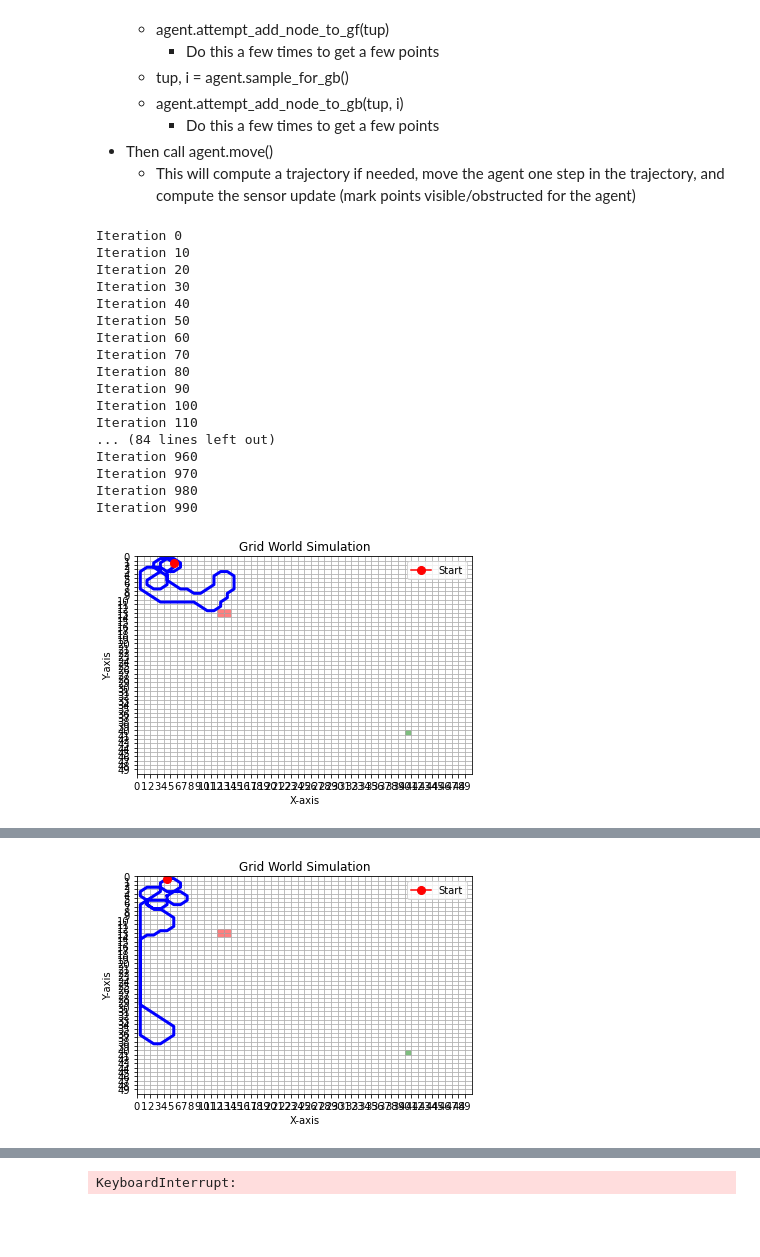
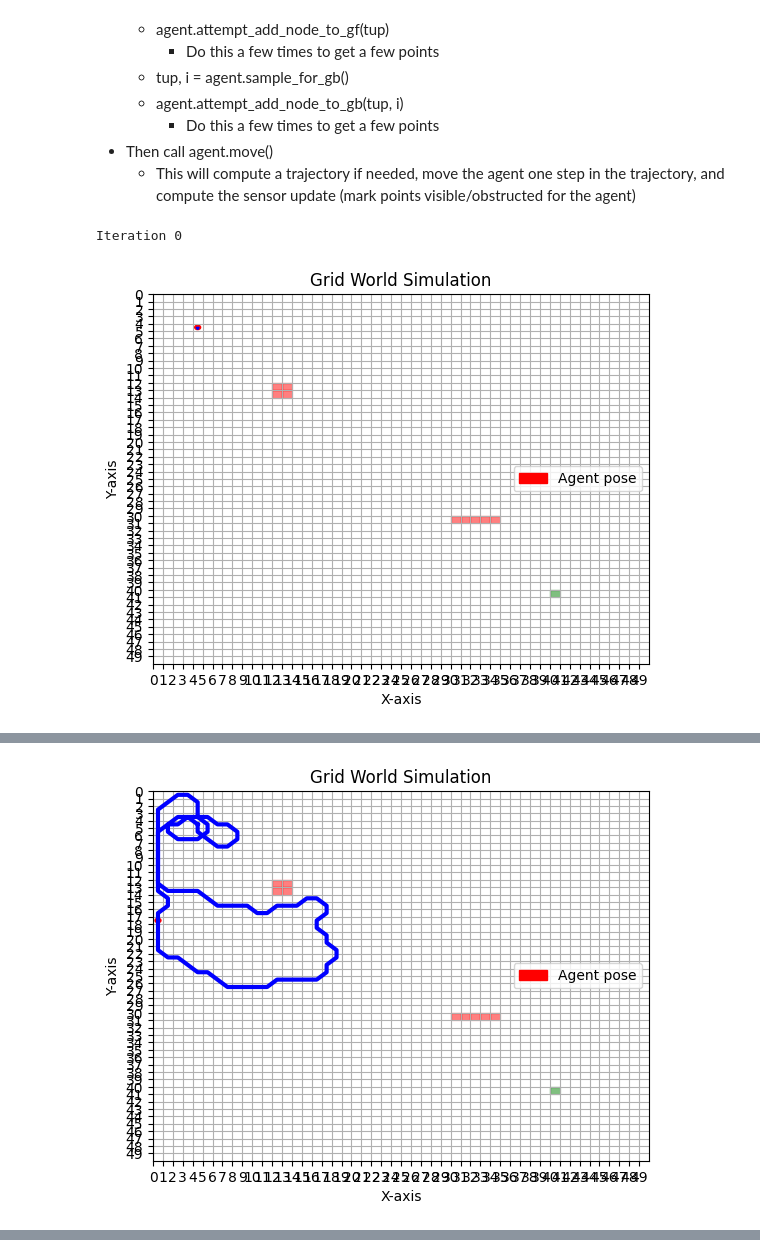
Before and after one commit to jrbeyer/532_project_demo, a Jupyter notebook: 532_project_demo.ipynb, the cells around one changed output, grey strips where cells are left out. Cells and saved outputs as stored; diff of their text form; code cells hidden in the pictures; blank space fills up the shorter version.

Commit message:
Different obstacles, refactor plotting
Co-authored-by: Jarod Wille <jarodwille@users.noreply.github.com>

```diff
--- a/532_project_demo.ipynb
+++ b/532_project_demo.ipynb
@@ -487,10 +485,10 @@ class Agent:
         self.pose = self.trajectory[self.trajectory_index]
         self.compute_sensor_update(this_grid)
 
-        # plot iteration
-        self.plot_tick += 1
-        if self.plot_tick % 1000 == 0:
-            self.plot_iteration()
+        # # plot iteration
+        # self.plot_tick += 1
+        # if self.plot_tick % 1000 == 0:
+        #     self.plot_iteration()
 
         # if self.pose == (self.home.x, self.home.y):
         if self.trajectory_index == len(self.trajectory) - 1:
@@ -625,9 +623,21 @@ class Agent:
         y_coords = [pos[1] + 0.5 for pos in self.trajectory]
         ax.plot(x_coords, y_coords, color='blue', linestyle='-', linewidth=3)
 
+        # plot agent's position - circle
+        circle = plt.Circle((self.pose[0] + 0.5, self.pose[1] + 0.5), 0.3, color='red', label='Agent pose')
+        ax.add_patch(circle)
 
-        # plot agent's initial position
-        ax.plot(self.pose[0] + 0.5, self.pose[1] + 0.5, marker='o', markersize=8, color='red', label='Start')
+        # create triangle
+        triangle_coords = np.array([
+            [self.pose[0] + 0.5, self.pose[1] + 0.8],  # Top
+            [self.pose[0] + 0.35, self.pose[1] + 0.5],  # Bottom left
+            [self.pose[0] + 0.65, self.pose[1] + 0.5],  # Bottom right
+            [self.pose[0] + 0.5, self.pose[1] + 0.8]  # Back to top to close the shape
+        ])
+
+        # Plot the triangle
+        triangle = plt.Polygon(triangle_coords, closed=True, color='blue')
+        ax.add_patch(triangle)
 
         # plot attributes
         plt.title('Grid World Simulation')
@@ -794,8 +804,10 @@ grid_width = 50
 grid_2d = np.zeros((grid_height, grid_width))
 
 # obstacles
-grid_2d[12:14, 12:14] = 1
-obstacles = [(12, 12), (12, 13), (13, 12), (13, 13)]
+# grid_2d[12:14, 12:14] = 1
+obstacles = [(12, 12), (12, 13), (13, 12), (13, 13), (30, 30), (30, 31), (30, 32), (30, 33), (30, 34)]
+for obstacle in obstacles:
+    grid_2d[obstacle[0], obstacle[1]] = 1
 
 start_tyx = (0, 4, 4)
 goal_tyx = (1,40,40)
@@ -852,6 +864,9 @@ while iteration < max_iterations:
         # print(f'Size of gf_cut_gb: {len(agent.gf_cut_gb)}')
         # print(f'agent_trajectory: \n{agent.trajectory}')
 
+    if iteration % 1000 == 0:
+        agent.plot_iteration()
+
     # sample a point to add to GF
     for _ in range(20):
         # success = False
@@ -864,47 +879,31 @@ while iteration < max_iterations:
     # sample a point to add to GB
     i = 0
     while i < 20 or len(agent.unvisited_gb) <= 0:
         i += 1
         coord, index = agent.sample_for_gb()
         if coord is None:
             continue
         success = agent.attempt_add_node_to_gb(coord, index)
         # if success: print(f'Added to GB: {coord}')
 
     if not agent.move(grid_2d):
         print(f'Failed to move, iteration: {iteration}')
         break
 
     assert agent.pose not in obstacles, 'Agent ran into obstacle :('
 
 
 
     if agent.pose == (goal.x, goal.y):
         print(f'Goal reached, iteration: {iteration}')
         print(f'agent_trajectory: \n{agent.trajectory}')
         break
 
     iteration += 1
     # time.sleep(0.01)
 if iteration == max_iterations:
     print('Max iterations reached :(')
 print(f'DONE: Iteration: {iteration}')
 # %% [output]
 Iteration 0
-Iteration 10
-Iteration 20
-Iteration 30
-Iteration 40
-Iteration 50
-Iteration 60
-Iteration 70
-Iteration 80
-Iteration 90
-Iteration 100
-Iteration 110
-... (84 lines left out)
-Iteration 960
-Iteration 970
-Iteration 980
-Iteration 990
-[figure, old version]
+[figure, new version]
@@ -928 +927 @@ Iteration 1990
-[figure, old version]
+[figure, new version]
@@ -982 +945,0 @@ Iteration 4990
-KeyboardInterrupt:
```
Also changed, not shown: parts of 2 cells of this notebook.
